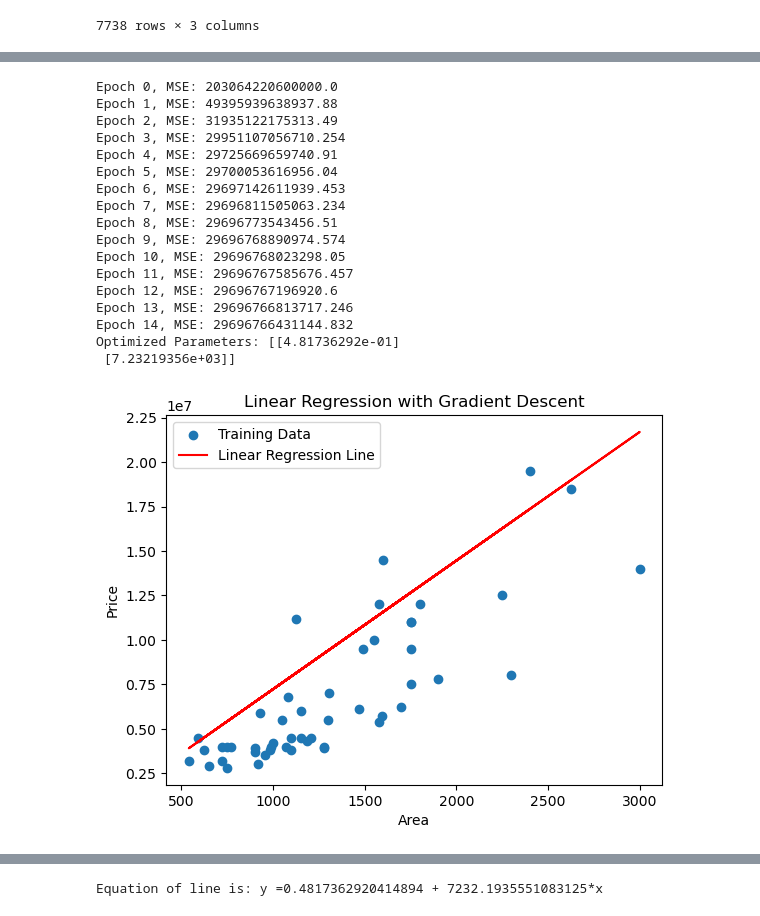
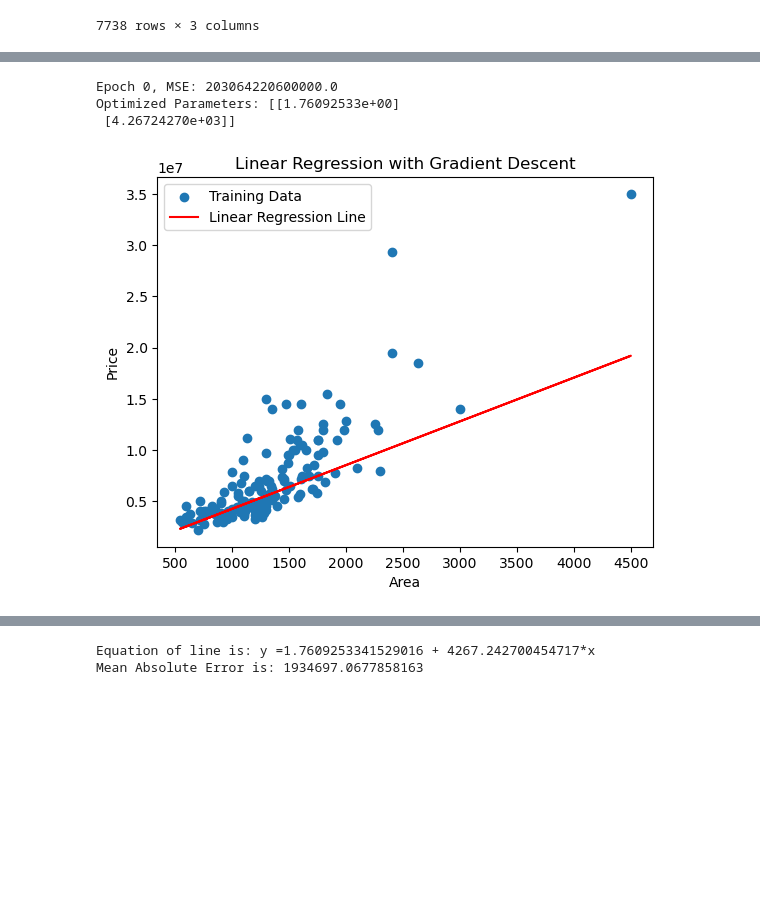
Before and after one commit to Abhishek7415/IA, a Jupyter notebook: Untitled - Copy.ipynb, the cells around one changed output, grey strips where cells are left out. Cells and saved outputs as stored; diff of their text form; code cells hidden in the pictures; blank space fills up the shorter version.

```diff
--- a/Untitled - Copy.ipynb
+++ b/Untitled - Copy.ipynb
@@ -25,7 +25,7 @@ data_use
 # %%
 #Splitting dataset for training and testing
 train_data = data_use.iloc[0:500]
-test_data = data_use.iloc[5700:5750]
+test_data = data_use.iloc[5700:5850]
 
 # making target vaue and variables to do linear regression
 X = train_data[['area']]
@@ -160,7 +160,7 @@ def gradient_descent(X, y, learning_rate=0.00001, epochs=1000, convergence_thres
             break
 
         # Print the cost at every iteration
-        if epoch % 1 == 0:
+        if epoch % 100 == 0:
             print(f'Epoch {epoch}, MSE: {MSE}')
 
     return theta, cost_history
@@ -184,49 +184,38 @@ def plot_cost_history(cost_history):
 
 # Example usage with your data:
 # Assuming you have the 'area' and 'price' columns in the 'train_data' DataFrame
 X = np.array(train_data['area'].iloc[0:500]).reshape(-1, 1)
 y = np.array(train_data['price'].iloc[0:500]).reshape(-1, 1)
 
 # Add a bias term to the input features
 X_b = np.c_[np.ones((len(X), 1)), X]
 
 # Set hyperparameters
-learning_rate = 0.0000001  # Reduced learning rate
-epochs = 15
+learning_rate = 0.00000001  # Reduced learning rate
+epochs = 13
 
 # Perform gradient descent
 theta, cost_history = gradient_descent(X_b, y, learning_rate, epochs)
 
 # Print the optimized parameters
 print('Optimized Parameters:', theta)
 
 X_t = test_data[['area']]
 X_test = np.c_[np.ones((len(X_t), 1)), X_t]
 Y_test = test_data['price']
 
 # Plot the regression line
 plot_regression_line(X_test, Y_test, theta)
 
 # Plot the cost history
 plot_cost_history(cost_history)
 
 print(f'Equation of line is: y ={float(theta[0])} + {float(theta[1])}*x')
+errors = (abs(test_data['price'] - (theta[0] + theta[1]*np.array(test_data['area']))))
+mae = np.mean(errors)
+print(f'Mean Absolute Error is: {mae}')
 # %% [output]
 Epoch 0, MSE: 203064220600000.0
-Epoch 1, MSE: 49395939638937.88
-Epoch 2, MSE: 31935122175313.49
-Epoch 3, MSE: 29951107056710.254
-Epoch 4, MSE: 29725669659740.91
-Epoch 5, MSE: 29700053616956.04
-Epoch 6, MSE: 29697142611939.453
-Epoch 7, MSE: 29696811505063.234
-Epoch 8, MSE: 29696773543456.51
-Epoch 9, MSE: 29696768890974.574
-Epoch 10, MSE: 29696768023298.05
-Epoch 11, MSE: 29696767585676.457
-Epoch 12, MSE: 29696767196920.6
-Epoch 13, MSE: 29696766813717.246
-Epoch 14, MSE: 29696766431144.832
-Optimized Parameters: [[4.81736292e-01]
- [7.23219356e+03]]
+Optimized Parameters: [[1.76092533e+00]
+ [4.26724270e+03]]
-[figure, old version]
+[figure, new version]
@@ -234,4 +223,5 @@ Optimized Parameters: [[4.81736292e-01]
-Equation of line is: y =0.4817362920414894 + 7232.1935551083125*x
+Equation of line is: y =1.7609253341529016 + 4267.242700454717*x
+Mean Absolute Error is: 1934697.0677858163
 # %%
 import numpy as np
 import matplotlib.pyplot as plt
```
Also changed, not shown: parts of 4 cells of this notebook.
